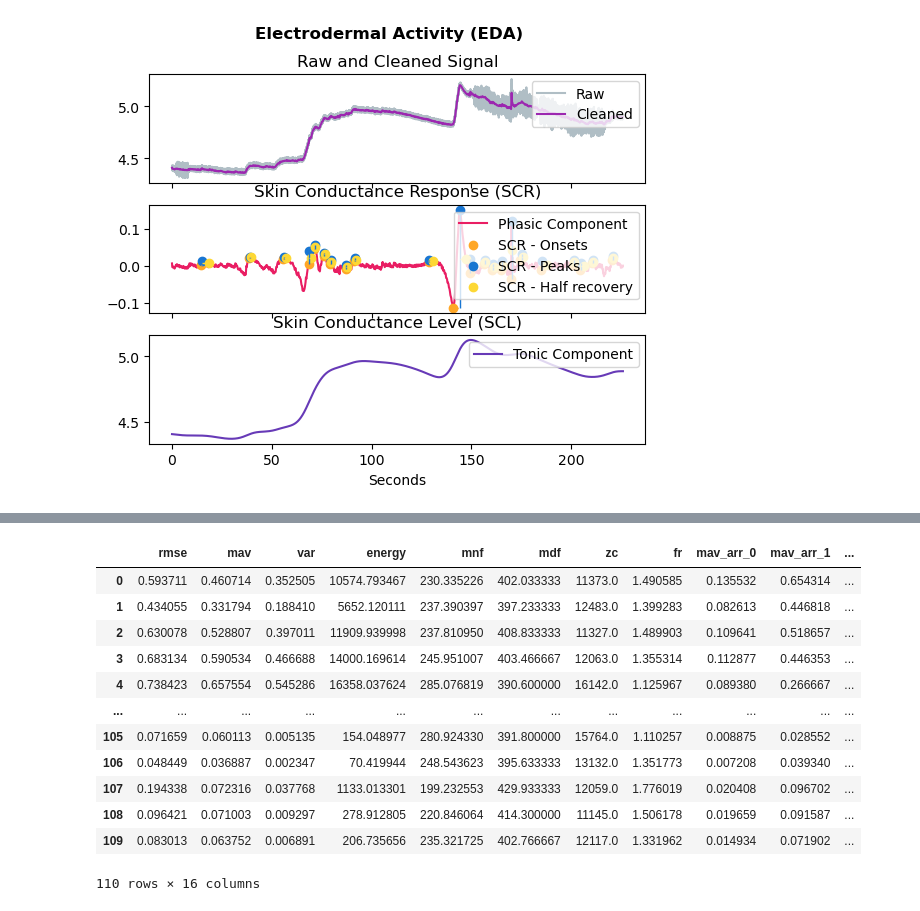
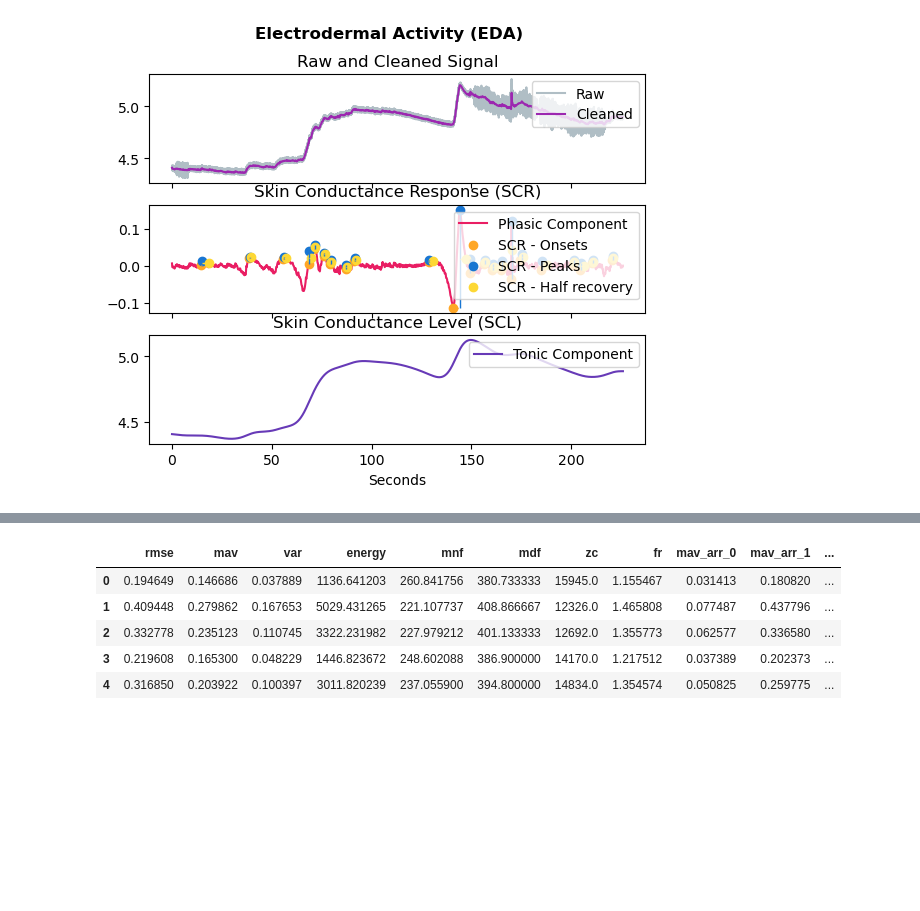
Before and after one commit to k0ruy/cobot-stress-testing, a Jupyter notebook: physio_jup.ipynb, the cells around one changed output, grey strips where cells are left out. Drawn from its saved outputs; the diff is of its cells as text; code cells hidden in the pictures; blank space fills up the shorter version.

```diff
--- a/physio_jup.ipynb
+++ b/physio_jup.ipynb
@@ -78 +88,3 @@ emg_time_and_freq_features = sis.extract_emg_featues(dataframe_EMG, fs)
+# %%
+emg_time_and_freq_features = pd.read_csv(Path("saved_data", f"emg_time_and_freq_features_{experiment_type}.csv"))
 # %%
@@ -98,16 +100,9 @@ eda_time_and_freq_features.shape
 # %%
-emg_time_and_freq_features
+emg_time_and_freq_features.head()
 # %% [output]
 |  | rmse | mav | var | energy | mnf | mdf | zc | fr | mav_arr_0 | mav_arr_1 | ... |
-| 0 | 0.593711 | 0.460714 | 0.352505 | 10574.793467 | 230.335226 | 402.033333 | 11373.0 | 1.490585 | 0.135532 | 0.654314 | ... |
-| 1 | 0.434055 | 0.331794 | 0.188410 | 5652.120111 | 237.390397 | 397.233333 | 12483.0 | 1.399283 | 0.082613 | 0.446818 | ... |
-| 2 | 0.630078 | 0.528807 | 0.397011 | 11909.939998 | 237.810950 | 408.833333 | 11327.0 | 1.489903 | 0.109641 | 0.518657 | ... |
-| 3 | 0.683134 | 0.590534 | 0.466688 | 14000.169614 | 245.951007 | 403.466667 | 12063.0 | 1.355314 | 0.112877 | 0.446353 | ... |
-| 4 | 0.738423 | 0.657554 | 0.545286 | 16358.037624 | 285.076819 | 390.600000 | 16142.0 | 1.125967 | 0.089380 | 0.266667 | ... |
-| ... | ... | ... | ... | ... | ... | ... | ... | ... | ... | ... | ... |
-| 105 | 0.071659 | 0.060113 | 0.005135 | 154.048977 | 280.924330 | 391.800000 | 15764.0 | 1.110257 | 0.008875 | 0.028552 | ... |
-| 106 | 0.048449 | 0.036887 | 0.002347 | 70.419944 | 248.543623 | 395.633333 | 13132.0 | 1.351773 | 0.007208 | 0.039340 | ... |
-| 107 | 0.194338 | 0.072316 | 0.037768 | 1133.013301 | 199.232553 | 429.933333 | 12059.0 | 1.776019 | 0.020408 | 0.096702 | ... |
-| 108 | 0.096421 | 0.071003 | 0.009297 | 278.912805 | 220.846064 | 414.300000 | 11145.0 | 1.506178 | 0.019659 | 0.091587 | ... |
-| 109 | 0.083013 | 0.063752 | 0.006891 | 206.735656 | 235.321725 | 402.766667 | 12117.0 | 1.331962 | 0.014934 | 0.071902 | ... |
+| 0 | 0.194649 | 0.146686 | 0.037889 | 1136.641203 | 260.841756 | 380.733333 | 15945.0 | 1.155467 | 0.031413 | 0.180820 | ... |
+| 1 | 0.409448 | 0.279862 | 0.167653 | 5029.431265 | 221.107737 | 408.866667 | 12326.0 | 1.465808 | 0.077487 | 0.437796 | ... |
+| 2 | 0.332778 | 0.235123 | 0.110745 | 3322.231982 | 227.979212 | 401.133333 | 12692.0 | 1.355773 | 0.062577 | 0.336580 | ... |
+| 3 | 0.219608 | 0.165300 | 0.048229 | 1446.823672 | 248.602088 | 386.900000 | 14170.0 | 1.217512 | 0.037389 | 0.202373 | ... |
+| 4 | 0.316850 | 0.203922 | 0.100397 | 3011.820239 | 237.055900 | 394.800000 | 14834.0 | 1.354574 | 0.050825 | 0.259775 | ... |
-110 rows × 16 columns
```
Also changed, not shown: parts of 12 cells of this notebook, 4 other files.
